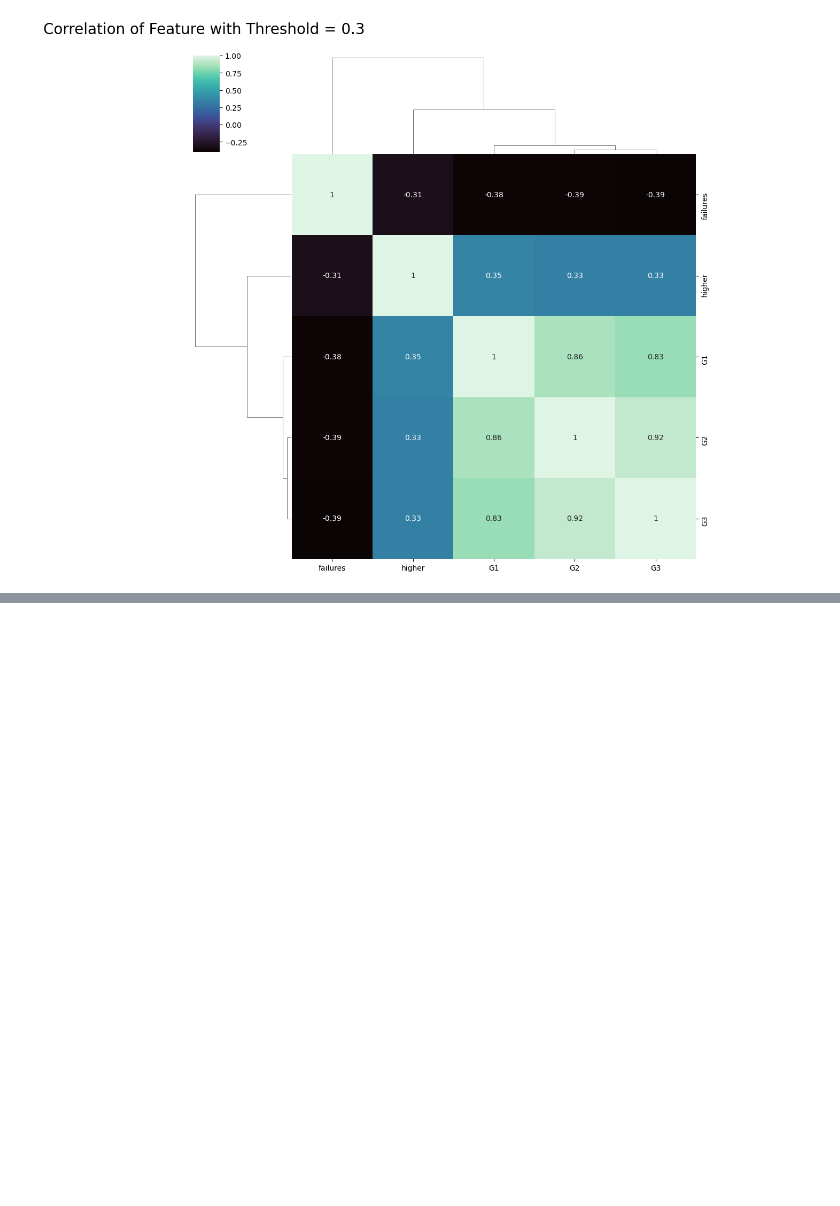
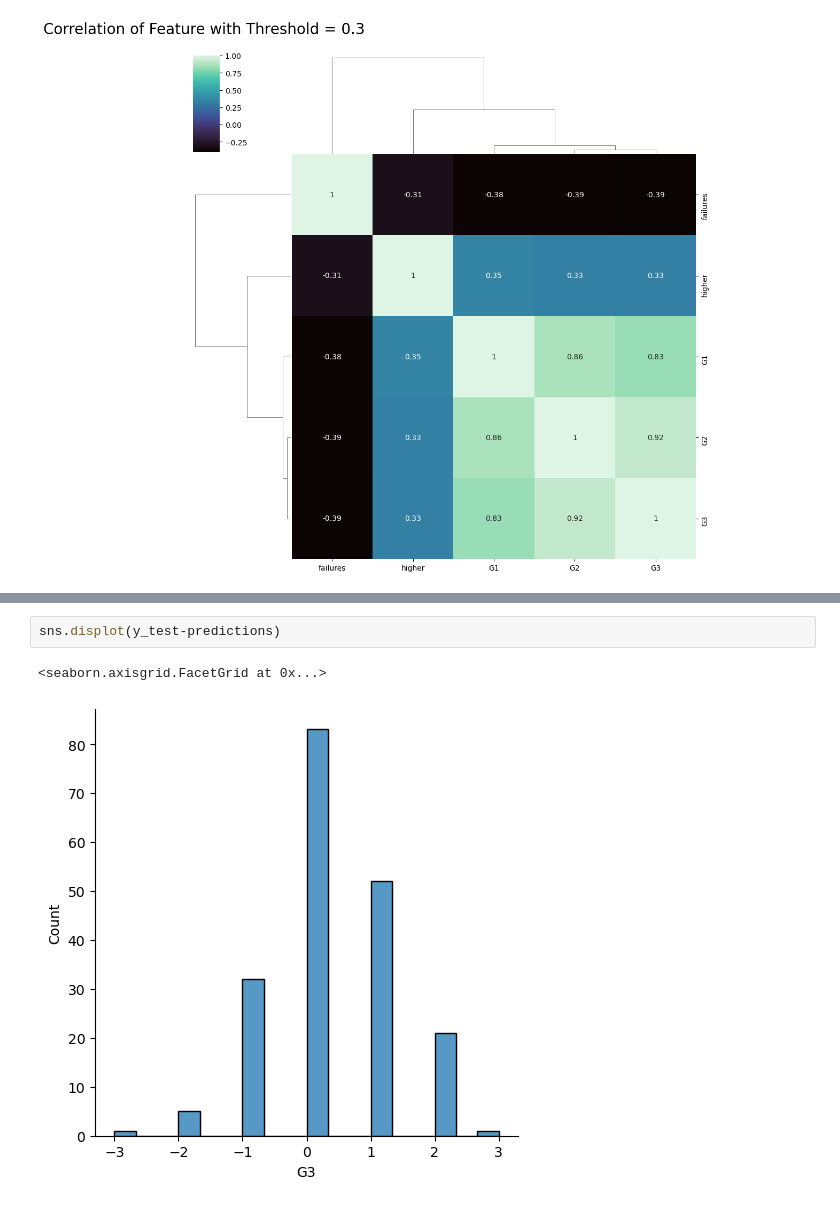
Before and after one commit to kienvbhp872004/predict-grade-of-student, a Jupyter notebook: Predict-Grade-of-Student.ipynb, the cells around one changed output, grey strips where cells are left out. Drawn from its saved outputs; the diff is of its cells as text; blank space fills up the shorter version.

```diff
--- a/Predict-Grade-of-Student.ipynb
+++ b/Predict-Grade-of-Student.ipynb
@@ -372,0 +511,5 @@ plt.show()
+# %%
+sns.displot(y_test-predictions)
+# %% [output]
+<seaborn.axisgrid.FacetGrid at 0x...>
+[figure, added]
```
Also changed, not shown: parts of 44 cells of this notebook.
